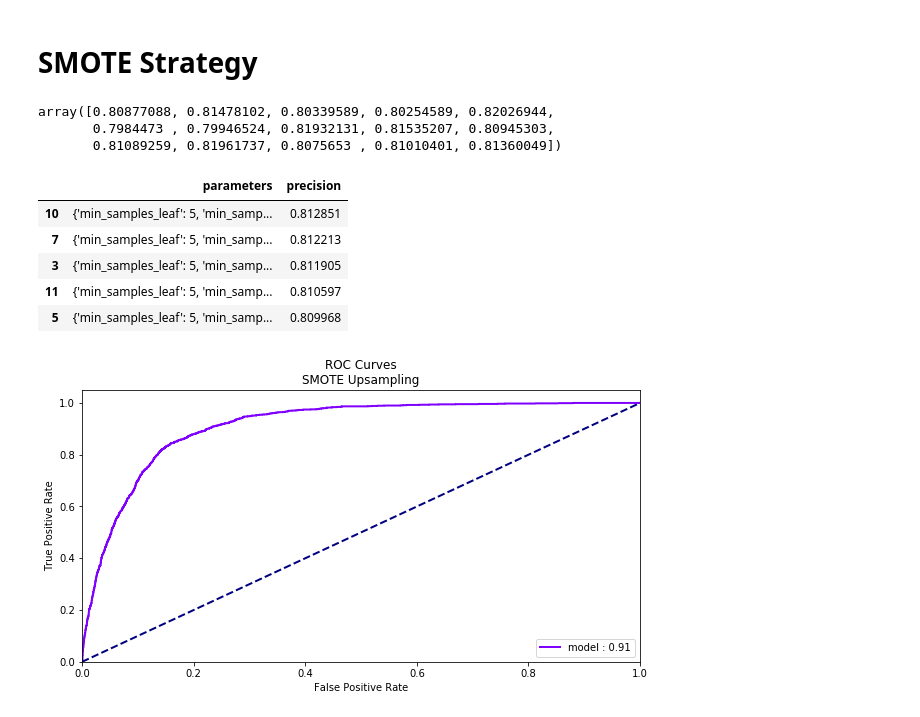
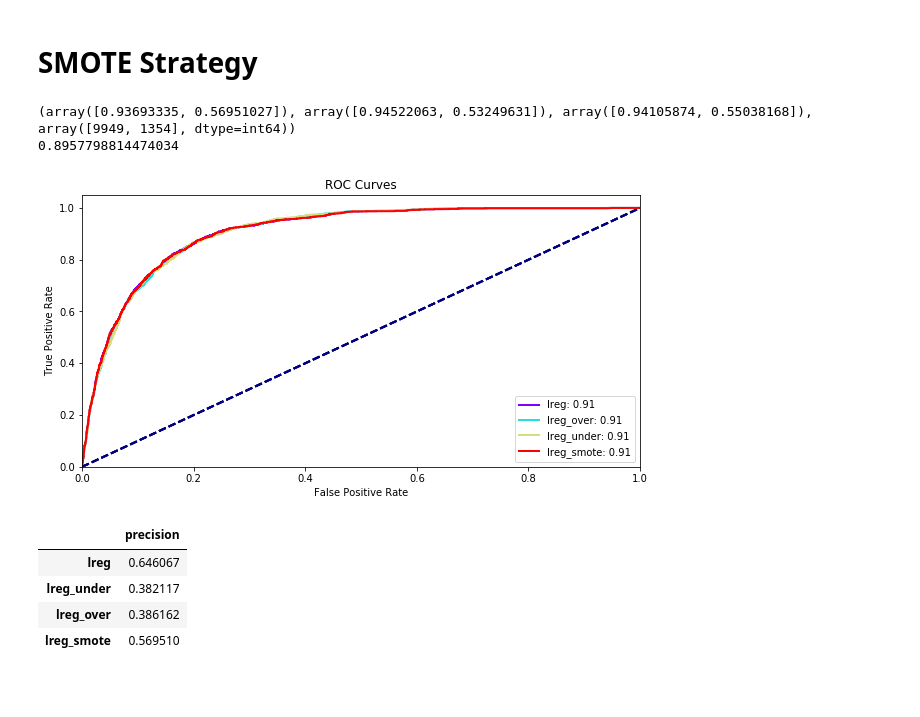
Before and after one commit to caseywasey/Bank-Marketing-Data-Set-Example-Project, a Jupyter notebook: Bank Project - Resampling.ipynb, the cells around one changed output. Drawn from its saved outputs; the diff is of its cells as text; code cells hidden in the pictures; blank space fills up the shorter version.

Commit message:
complete smote

```diff
--- a/Bank Project - Resampling.ipynb
+++ b/Bank Project - Resampling.ipynb
@@ -163,10 +129,0 @@ NameError: name 'df_upsampled' is not defined
-# %%
-rtree = RandomForestClassifier()
-dtree = DecisionTreeClassifier()
-lreg = LogisticRegression()
-nbayes = GaussianNB()
-
-rtree.fit(ct.fit_transform(X_train),y_train)
-dtree.fit(ct.fit_transform(X_train),y_train)
-lreg.fit(ct.fit_transform(X_train),y_train)
-nbayes.fit(ct.fit_transform(X_train),y_train)
@@ -192,0 +130,2 @@ plt.show()
+# %%
+lreg_over = LogisticRegression(max_iter=1000).fit(ct.fit_transform(X_train_upsampled),y_train_upsampled)
@@ -197,47 +141,31 @@ plt.show()
-# %%
-sm = SMOTE(sampling_strategy = 0.5, random_state=101)
-
-X_train, X_test, y_train, y_test = train_test_split(df_t.drop(['y_trans'],axis=1), df_t.y_trans, stratify = df_t.y_trans, random_state = 101, test_size = 0.25)
-
-X_res, y_res = sm.fit_resample(ct.fit_transform(X_train), y_train)
-rtree = RandomForestClassifier(class_weight='balanced')
-rtree_params = {'n_estimators':[5,10,15,20], 'min_samples_split':[2,5,10,20], 'min_samples_leaf':[5, 10, 20, 25]}
-clf = GridSearchCV(rtree, cv=5, param_grid = rtree_params, scoring=prec_scorer)
-clf.fit(X_res, y_res)
-
-cv = RepeatedStratifiedKFold(n_splits=5, n_repeats=3, random_state=101)
-scores = cross_val_score(clf.best_estimator_, X_res, y_res, scoring=prec_scorer, cv=cv)
-scores
-# %% [output]
-array([0.80877088, 0.81478102, 0.80339589, 0.80254589, 0.82026944,
-       0.7984473 , 0.79946524, 0.81932131, 0.81535207, 0.80945303,
-       0.81089259, 0.81961737, 0.8075653 , 0.81010401, 0.81360049])
-# %%
-pd.DataFrame(data = np.stack([clf.cv_results_['params'],clf.cv_results_['mean_test_score']],axis=1), columns = ['parameters','precision']).sort_values(by='precision',ascending=False).head()
-# %% [output]
-|  | parameters | precision |
-| 10 | {'min_samples_leaf': 5, 'min_samp... | 0.812851 |
-| 7 | {'min_samples_leaf': 5, 'min_samp... | 0.812213 |
-| 3 | {'min_samples_leaf': 5, 'min_samp... | 0.811905 |
-| 11 | {'min_samples_leaf': 5, 'min_samp... | 0.810597 |
-| 5 | {'min_samples_leaf': 5, 'min_samp... | 0.809968 |
+# %%
+lreg_smote = LogisticRegression(max_iter=1000).fit(X_smote, y_smote)
+# %%
+# smote
+print(precision_recall_fscore_support(y_test, lreg_smote.predict(ct.transform(X_test))))
+print(lreg_smote.score(ct.transform(X_test), y_test))
+# %% [output]
+(array([0.93693335, 0.56951027]), array([0.94522063, 0.53249631]), array([0.94105874, 0.55038168]), array([9949, 1354], dtype=int64))
+0.8957798814474034
 # %%
 plt.figure(figsize=(10,5))
 
 color=iter(cm.rainbow(np.linspace(0,1,4)))
+model_dict = {'lreg':lreg,'lreg_over':lreg_over,'lreg_under':lreg_under, 'lreg_smote':lreg_smote}
 
-y_score = clf.best_estimator_.predict_proba(ct.fit_transform(X_test))
-fpr, tpr, thresholds = roc_curve(y_test, y_score[:, 1])
-roc_auc = auc(fpr, tpr)
-plt.plot(fpr, tpr, lw=2, color = next(color), label='model ' + ': %0.2f' % roc_auc)
-plt.plot([0, 1], [0, 1], color='navy', lw=2, linestyle='--')
+for model in model_dict.keys():
+    y_score = model_dict[model].predict_proba(ct.fit_transform(X_test))
+    fpr, tpr, thresholds = roc_curve(y_test, y_score[:, 1])
+    roc_auc = auc(fpr, tpr)
+    plt.plot(fpr, tpr, lw=2, color = next(color), label=model + ': %0.2f' % roc_auc)
+    plt.plot([0, 1], [0, 1], color='navy', lw=2, linestyle='--')
 
 plt.xlim([0.0, 1.0])
 plt.ylim([0.0, 1.05])
 plt.xlabel('False Positive Rate')
 plt.ylabel('True Positive Rate')
-plt.title('ROC Curves\nSMOTE Upsampling')
+plt.title('ROC Curves')
 plt.legend(loc="lower right")
 plt.show()
 # %% [output]
-[figure, old version]
+[figure, new version]
@@ -243,0 +175,14 @@ plt.show()
+# %%
+pd.DataFrame(index=['lreg','lreg_under','lreg_over','lreg_smote'],
+data = {'precision':[precision_score(y_test, lreg.predict(ct.transform(X_test))),
+precision_score(y_test, lreg_under.predict(ct.transform(X_test))),
+precision_score(y_test, lreg_over.predict(ct.transform(X_test))),
+precision_score(y_test, lreg_smote.predict(ct.transform(X_test)))
+],
+'accuracy':})
+# %% [output]
+|  | precision |
+| lreg | 0.646067 |
+| lreg_under | 0.382117 |
+| lreg_over | 0.386162 |
+| lreg_smote | 0.569510 |
```
Also changed, not shown: parts of 22 cells of this notebook, 2 other files.
